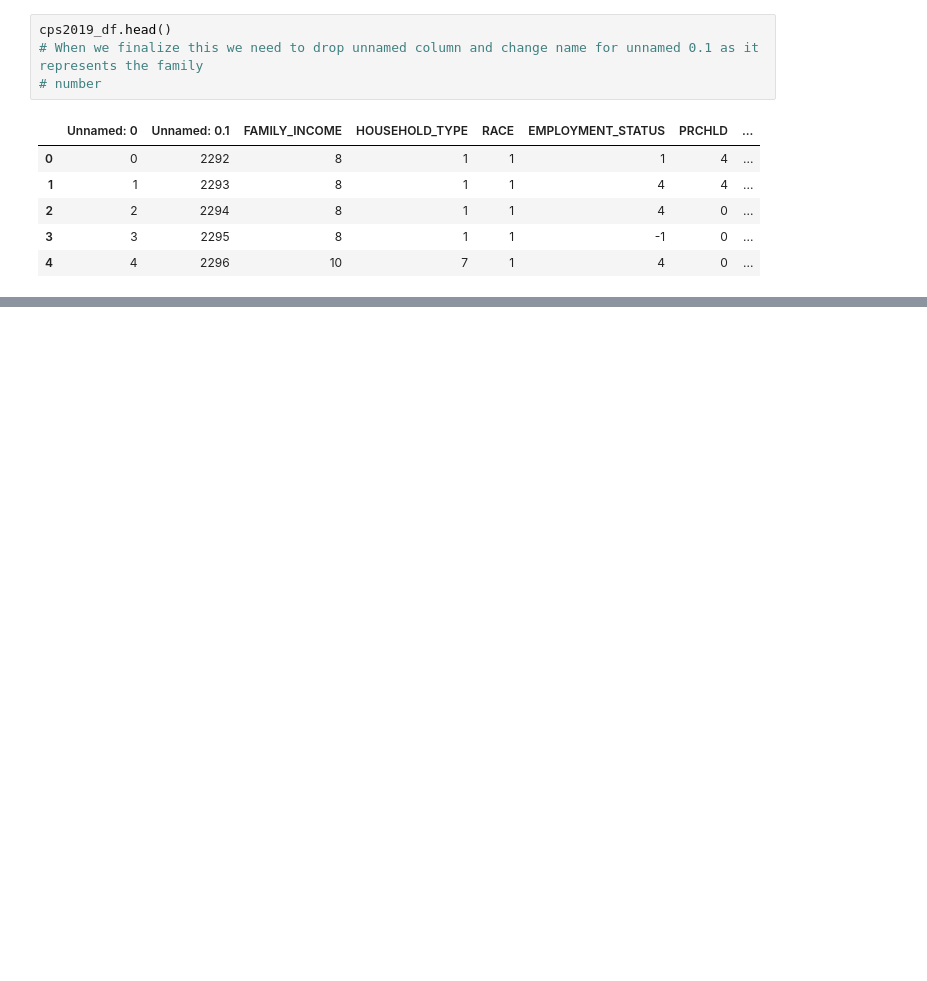
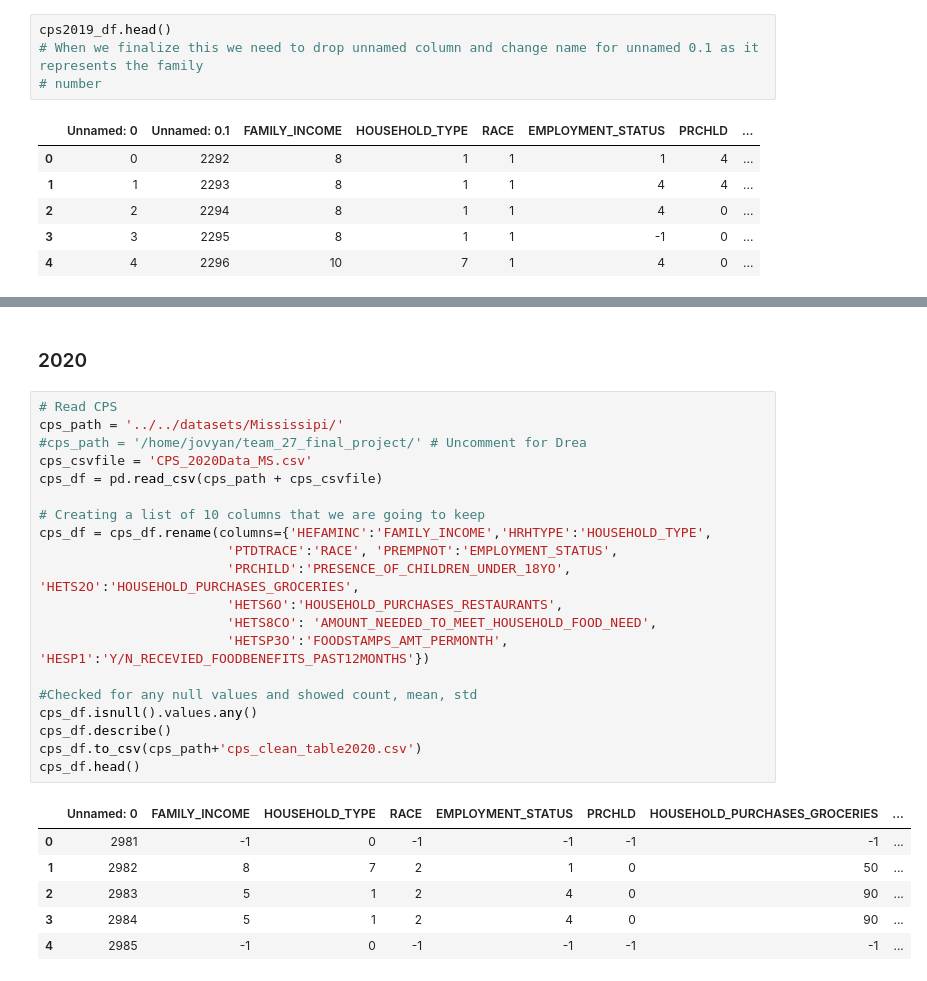
Before and after one commit to astronomilo/foodinsecurity, a Jupyter notebook: Notebooks/EDA_Prep/EDA_Prep_Updated-3.ipynb, the cells around one changed output, grey strips where cells are left out. Saved outputs shown, nothing was run; the diff lists cells and outputs as text; blank space fills up the shorter version.

```diff
--- a/Notebooks/EDA_Prep/EDA_Prep_Updated-3.ipynb
+++ b/Notebooks/EDA_Prep/EDA_Prep_Updated-3.ipynb
@@ -177,3 +177,32 @@ family_income.plot.bar(rot=15, title='Family Income Plot')
 [figure]
+# %% [markdown]
+### 2020
+# %%
+# Read CPS
+cps_path = '../../datasets/Mississipi/'
+#cps_path = '/home/jovyan/team_27_final_project/' # Uncomment for Drea
+cps_csvfile = 'CPS_2020Data_MS.csv'
+cps_df = pd.read_csv(cps_path + cps_csvfile)
+
+# Creating a list of 10 columns that we are going to keep
+cps_df = cps_df.rename(columns={'HEFAMINC':'FAMILY_INCOME','HRHTYPE':'HOUSEHOLD_TYPE',
+                        'PTDTRACE':'RACE', 'PREMPNOT':'EMPLOYMENT_STATUS',
+                        'PRCHILD':'PRESENCE_OF_CHILDREN_UNDER_18YO', 'HETS2O':'HOUSEHOLD_PURCHASES_GROCERIES',
+                        'HETS6O':'HOUSEHOLD_PURCHASES_RESTAURANTS',
+                        'HETS8CO': 'AMOUNT_NEEDED_TO_MEET_HOUSEHOLD_FOOD_NEED',
+                        'HETSP3O':'FOODSTAMPS_AMT_PERMONTH', 'HESP1':'Y/N_RECEVIED_FOODBENEFITS_PAST12MONTHS'})
+
+#Checked for any null values and showed count, mean, std
+cps_df.isnull().values.any()
+cps_df.describe()
+cps_df.to_csv(cps_path+'cps_clean_table2020.csv')
+cps_df.head()
+# %% [output]
+|  | Unnamed: 0 | FAMILY_INCOME | HOUSEHOLD_TYPE | RACE | EMPLOYMENT_STATUS | PRCHLD | HOUSEHOLD_PURCHASES_GROCERIES | ... |
+| 0 | 2981 | -1 | 0 | -1 | -1 | -1 | -1 | ... |
+| 1 | 2982 | 8 | 7 | 2 | 1 | 0 | 50 | ... |
+| 2 | 2983 | 5 | 1 | 2 | 4 | 0 | 90 | ... |
+| 3 | 2984 | 5 | 1 | 2 | 4 | 0 | 90 | ... |
+| 4 | 2985 | -1 | 0 | -1 | -1 | -1 | -1 | ... |
 # %%
 #Reading in clean files
```
Also changed, not shown: parts of 11 cells of this notebook, 3 other files.
